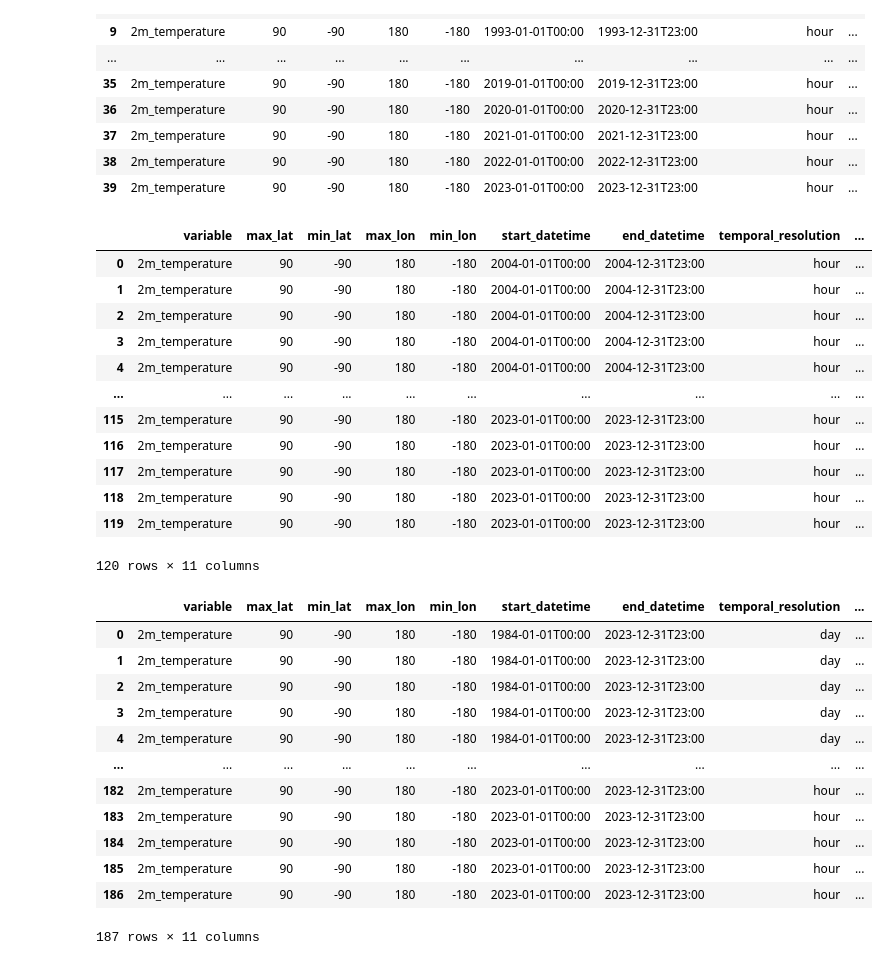
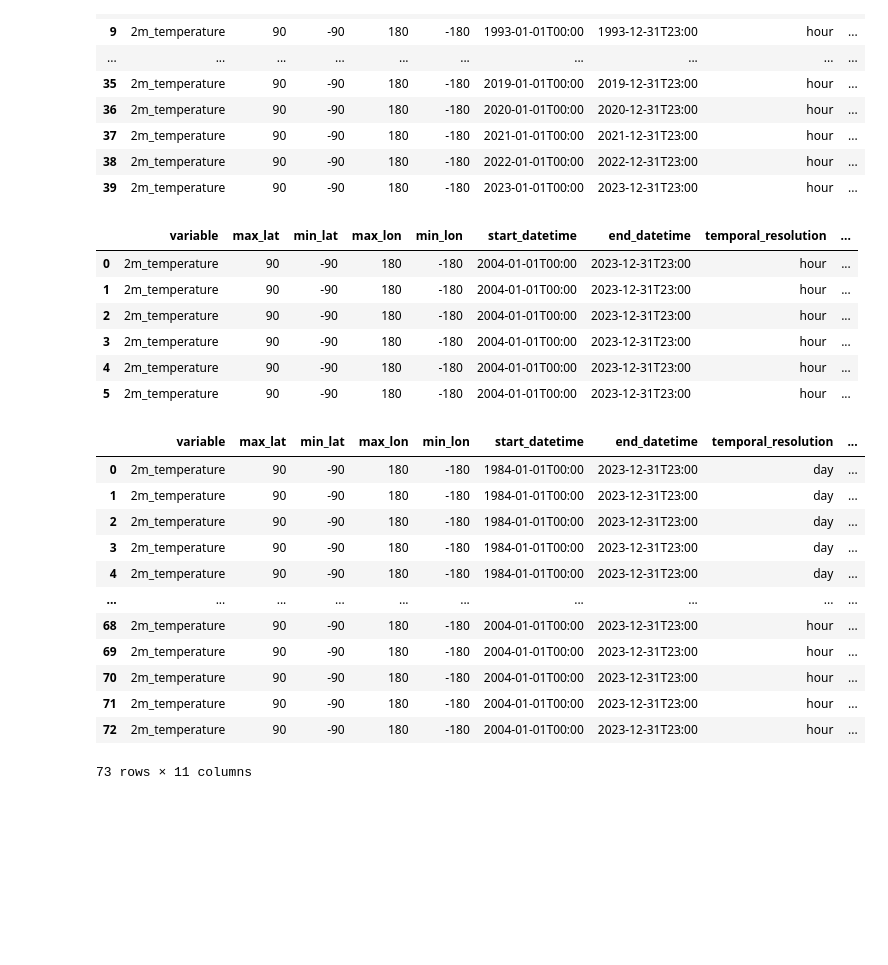
Before and after one commit to iharp3/experiment-kit, a Jupyter notebook: metadata/make_meta.ipynb, the cells around one changed output. Saved outputs shown, nothing was run; the diff lists cells and outputs as text; code cells hidden in the pictures; blank space fills up the shorter version.

```diff
--- a/metadata/make_meta.ipynb
+++ b/metadata/make_meta.ipynb
@@ -105,41 +105,34 @@ df_raw
 # %%
 # add spa-agg data
 spa_data = []
-for year in range(2004, 2024):
-    for spatial_resolution in [0.5, 1]:
-        for aggregation in ["mean", "max", "min"]:
-            spa_data.append(
-                {
-                    "variable": variable,
-                    "max_lat": max_lat,
-                    "min_lat": min_lat,
-                    "max_lon": max_lon,
-                    "min_lon": min_lon,
-                    "start_datetime": f"{year}-01-01T00:00",
-                    "end_datetime": f"{year}-12-31T23:00",
-                    "temporal_resolution": "hour",
-                    "spatial_resolution": spatial_resolution,
-                    "aggregation": aggregation,
-                    "file_path": f"/data/era5/agg/2m_temperature/2m_temperature-{year}_{int(100*spatial_resolution)}.nc",
-                }
-            )
+for spatial_resolution in [0.5, 1]:
+    for aggregation in ["mean", "max", "min"]:
+        spa_data.append(
+            {
+                "variable": variable,
+                "max_lat": max_lat,
+                "min_lat": min_lat,
+                "max_lon": max_lon,
+                "min_lon": min_lon,
+                "start_datetime": f"2004-01-01T00:00",
+                "end_datetime": f"2023-12-31T23:00",
+                "temporal_resolution": "hour",
+                "spatial_resolution": spatial_resolution,
+                "aggregation": aggregation,
+                "file_path": f"/data/era5/agg/2m_temperature/2m_temperature-hour_{int(100*spatial_resolution)}.nc",
+            }
+        )
 
 df_spa = pd.DataFrame(spa_data)
 df_spa
 # %% [output]
 |  | variable | max_lat | min_lat | max_lon | min_lon | start_datetime | end_datetime | temporal_resolution | ... |
-| 0 | 2m_temperature | 90 | -90 | 180 | -180 | 2004-01-01T00:00 | 2004-12-31T23:00 | hour | ... |
-| 1 | 2m_temperature | 90 | -90 | 180 | -180 | 2004-01-01T00:00 | 2004-12-31T23:00 | hour | ... |
-| 2 | 2m_temperature | 90 | -90 | 180 | -180 | 2004-01-01T00:00 | 2004-12-31T23:00 | hour | ... |
-| 3 | 2m_temperature | 90 | -90 | 180 | -180 | 2004-01-01T00:00 | 2004-12-31T23:00 | hour | ... |
-| 4 | 2m_temperature | 90 | -90 | 180 | -180 | 2004-01-01T00:00 | 2004-12-31T23:00 | hour | ... |
-| ... | ... | ... | ... | ... | ... | ... | ... | ... | ... |
-| 115 | 2m_temperature | 90 | -90 | 180 | -180 | 2023-01-01T00:00 | 2023-12-31T23:00 | hour | ... |
-| 116 | 2m_temperature | 90 | -90 | 180 | -180 | 2023-01-01T00:00 | 2023-12-31T23:00 | hour | ... |
-| 117 | 2m_temperature | 90 | -90 | 180 | -180 | 2023-01-01T00:00 | 2023-12-31T23:00 | hour | ... |
-| 118 | 2m_temperature | 90 | -90 | 180 | -180 | 2023-01-01T00:00 | 2023-12-31T23:00 | hour | ... |
-| 119 | 2m_temperature | 90 | -90 | 180 | -180 | 2023-01-01T00:00 | 2023-12-31T23:00 | hour | ... |
+| 0 | 2m_temperature | 90 | -90 | 180 | -180 | 2004-01-01T00:00 | 2023-12-31T23:00 | hour | ... |
+| 1 | 2m_temperature | 90 | -90 | 180 | -180 | 2004-01-01T00:00 | 2023-12-31T23:00 | hour | ... |
+| 2 | 2m_temperature | 90 | -90 | 180 | -180 | 2004-01-01T00:00 | 2023-12-31T23:00 | hour | ... |
+| 3 | 2m_temperature | 90 | -90 | 180 | -180 | 2004-01-01T00:00 | 2023-12-31T23:00 | hour | ... |
+| 4 | 2m_temperature | 90 | -90 | 180 | -180 | 2004-01-01T00:00 | 2023-12-31T23:00 | hour | ... |
+| 5 | 2m_temperature | 90 | -90 | 180 | -180 | 2004-01-01T00:00 | 2023-12-31T23:00 | hour | ... |
-120 rows × 11 columns
 # %%
 df_all = pd.concat([df_meta, df_raw, df_spa], ignore_index=True)
 # reorder columns
@@ -167,12 +160,12 @@ df_all
 | 3 | 2m_temperature | 90 | -90 | 180 | -180 | 1984-01-01T00:00 | 2023-12-31T23:00 | day | ... |
 | 4 | 2m_temperature | 90 | -90 | 180 | -180 | 1984-01-01T00:00 | 2023-12-31T23:00 | day | ... |
 | ... | ... | ... | ... | ... | ... | ... | ... | ... | ... |
-| 182 | 2m_temperature | 90 | -90 | 180 | -180 | 2023-01-01T00:00 | 2023-12-31T23:00 | hour | ... |
-| 183 | 2m_temperature | 90 | -90 | 180 | -180 | 2023-01-01T00:00 | 2023-12-31T23:00 | hour | ... |
-| 184 | 2m_temperature | 90 | -90 | 180 | -180 | 2023-01-01T00:00 | 2023-12-31T23:00 | hour | ... |
-| 185 | 2m_temperature | 90 | -90 | 180 | -180 | 2023-01-01T00:00 | 2023-12-31T23:00 | hour | ... |
-| 186 | 2m_temperature | 90 | -90 | 180 | -180 | 2023-01-01T00:00 | 2023-12-31T23:00 | hour | ... |
+| 68 | 2m_temperature | 90 | -90 | 180 | -180 | 2004-01-01T00:00 | 2023-12-31T23:00 | hour | ... |
+| 69 | 2m_temperature | 90 | -90 | 180 | -180 | 2004-01-01T00:00 | 2023-12-31T23:00 | hour | ... |
+| 70 | 2m_temperature | 90 | -90 | 180 | -180 | 2004-01-01T00:00 | 2023-12-31T23:00 | hour | ... |
+| 71 | 2m_temperature | 90 | -90 | 180 | -180 | 2004-01-01T00:00 | 2023-12-31T23:00 | hour | ... |
+| 72 | 2m_temperature | 90 | -90 | 180 | -180 | 2004-01-01T00:00 | 2023-12-31T23:00 | hour | ... |
-187 rows × 11 columns
+73 rows × 11 columns
 # %%
 # output
 df_all.to_csv("metadata_post.csv", index=False)
```
Also changed, not shown: 1 other file.
